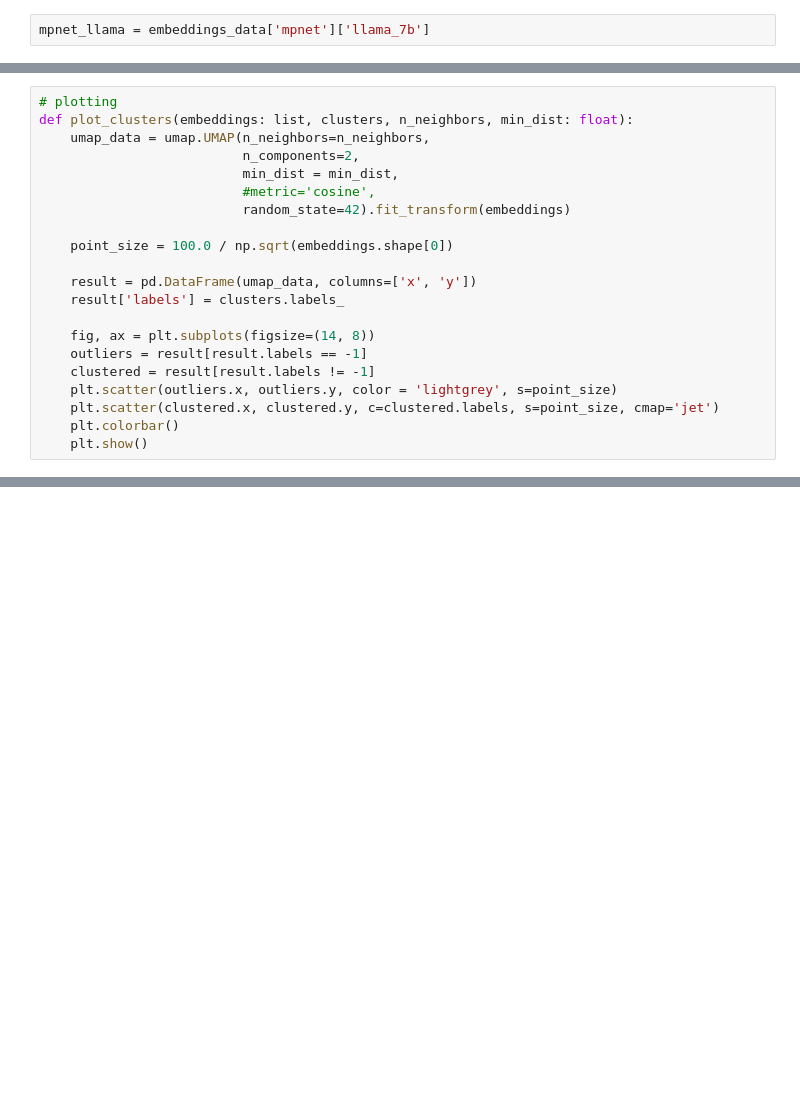
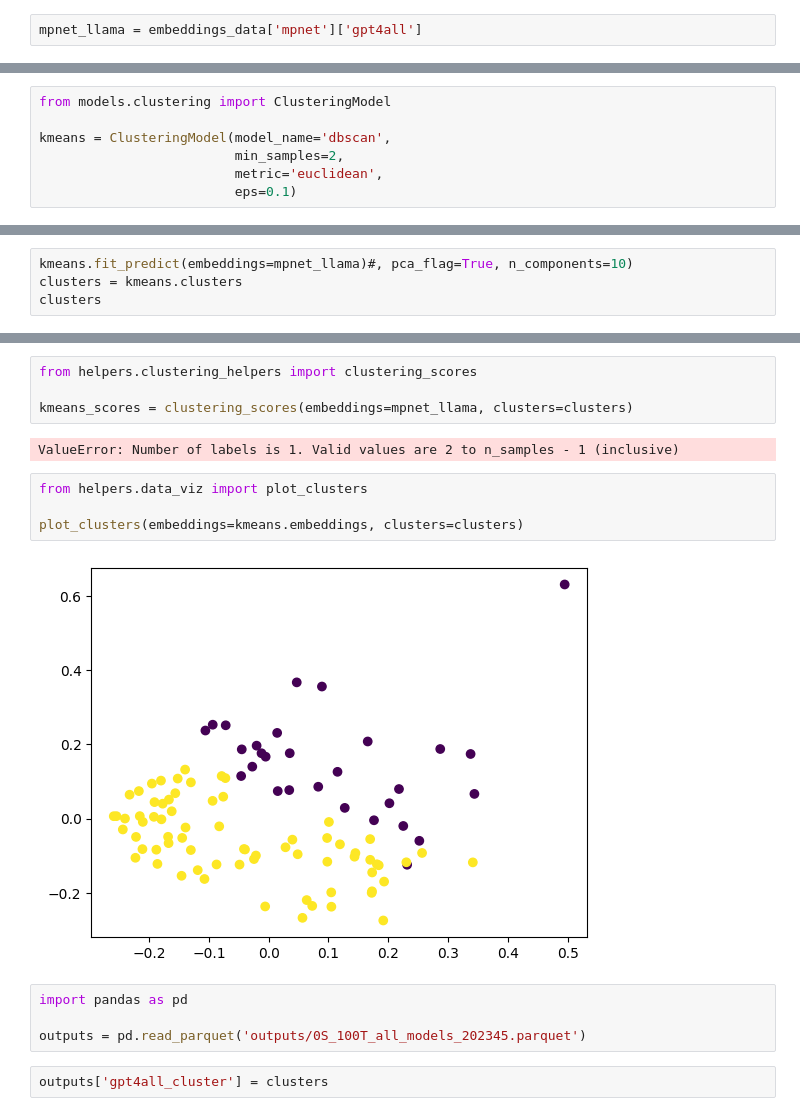
Before and after one commit to LoriTosoChef/msc-thesis-llm-clustering, a Jupyter notebook: clustering_research.ipynb, the cells around one changed output, grey strips where cells are left out. Saved outputs shown, nothing was run; the diff lists cells and outputs as text; blank space fills up the shorter version.

```diff
--- a/clustering_research.ipynb
+++ b/clustering_research.ipynb
@@ -37,2 +35,2 @@ Testing on mpnet embeddings of Llama 7B output.
 # %%
-mpnet_llama = embeddings_data['mpnet']['llama_7b']
+mpnet_llama = embeddings_data['mpnet']['gpt4all']
@@ -53,21 +36,0 @@ array([[ 0.04991404,  0.01245025, -0.03698337, ...,  0.05343255,
-# %%
-# plotting
-def plot_clusters(embeddings: list, clusters, n_neighbors, min_dist: float):
-    umap_data = umap.UMAP(n_neighbors=n_neighbors,
-                          n_components=2,
-                          min_dist = min_dist,
-                          #metric='cosine',
-                          random_state=42).fit_transform(embeddings)
-
-    point_size = 100.0 / np.sqrt(embeddings.shape[0])
-
-    result = pd.DataFrame(umap_data, columns=['x', 'y'])
-    result['labels'] = clusters.labels_
-
-    fig, ax = plt.subplots(figsize=(14, 8))
-    outliers = result[result.labels == -1]
-    clustered = result[result.labels != -1]
-    plt.scatter(outliers.x, outliers.y, color = 'lightgrey', s=point_size)
-    plt.scatter(clustered.x, clustered.y, c=clustered.labels, s=point_size, cmap='jet')
-    plt.colorbar()
-    plt.show()
@@ -78,0 +37,7 @@ import hdbscan
+# %%
+from models.clustering import ClusteringModel
+
+kmeans = ClusteringModel(model_name='dbscan',
+                         min_samples=2,
+                         metric='euclidean',
+                         eps=0.1)
@@ -78,0 +47,4 @@ import hdbscan
+# %%
+kmeans.fit_predict(embeddings=mpnet_llama)#, pca_flag=True, n_components=10)
+clusters = kmeans.clusters
+clusters
@@ -78,0 +59,18 @@ import hdbscan
+# %%
+from helpers.clustering_helpers import clustering_scores
+
+kmeans_scores = clustering_scores(embeddings=mpnet_llama, clusters=clusters)
+# %% [output]
+ValueError: Number of labels is 1. Valid values are 2 to n_samples - 1 (inclusive)
+# %%
+from helpers.data_viz import plot_clusters
+
+plot_clusters(embeddings=kmeans.embeddings, clusters=clusters)
+# %% [output]
+[figure, added]
+# %%
+import pandas as pd
+
+outputs = pd.read_parquet('outputs/0S_100T_all_models_202345.parquet')
+# %%
+outputs['gpt4all_cluster'] = clusters
```
Also changed, not shown: parts of 9 cells of this notebook, 1 other file.
